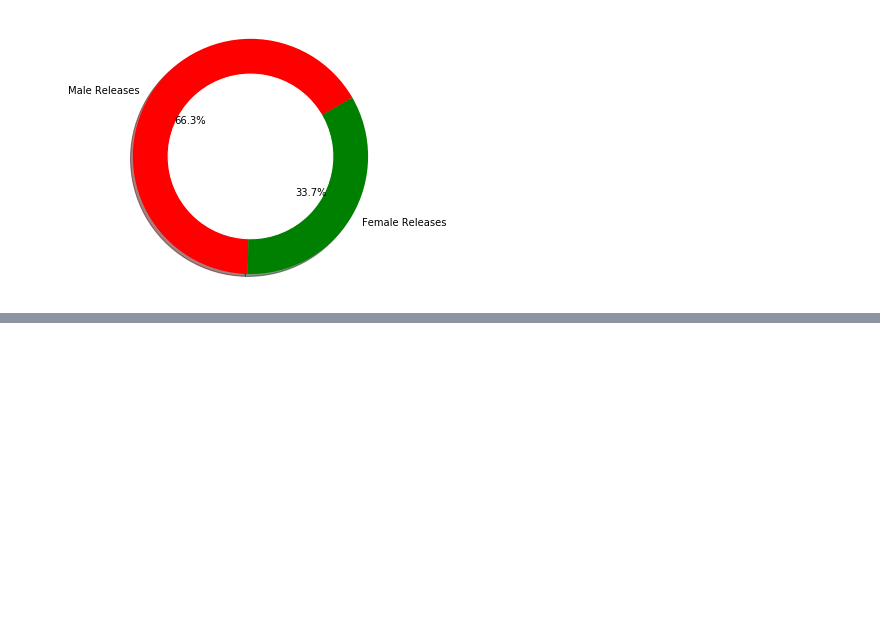
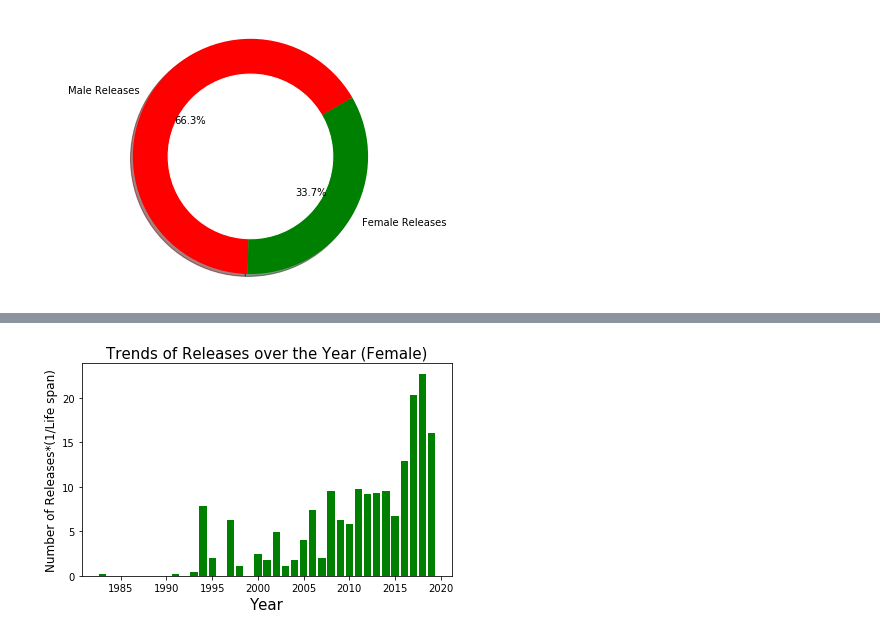
Before and after one commit to polando/GenderGap, a Jupyter notebook: Notebook/CSS_Project.ipynb, the cells around one changed output, grey strips where cells are left out. Saved outputs shown, nothing was run; the diff lists cells and outputs as text; code cells hidden in the pictures; blank space fills up the shorter version.

```diff
--- a/Notebook/CSS_Project.ipynb
+++ b/Notebook/CSS_Project.ipynb
@@ -143,0 +145,9 @@ C:\Users\HP
+# %%
+plt.bar(females['year'], females['num_of_releases']/f_LS, color='g')
+plt.xlabel('Year', fontsize = 15)
+plt.ylabel('Number of Releases*(1/Life span)', fontsize = 12)
+plt.title('Trends of Releases over the Year (Female)', fontsize = 15)
+plt.tight_layout()
+plt.show()
+# %% [output]
+[figure, added]
```
Also changed, not shown: parts of 12 cells of this notebook, 1 other file.
